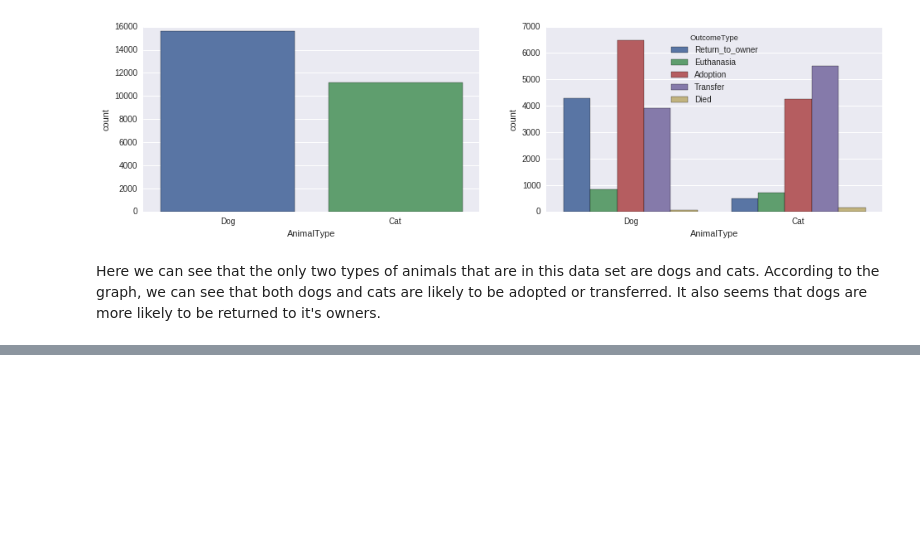
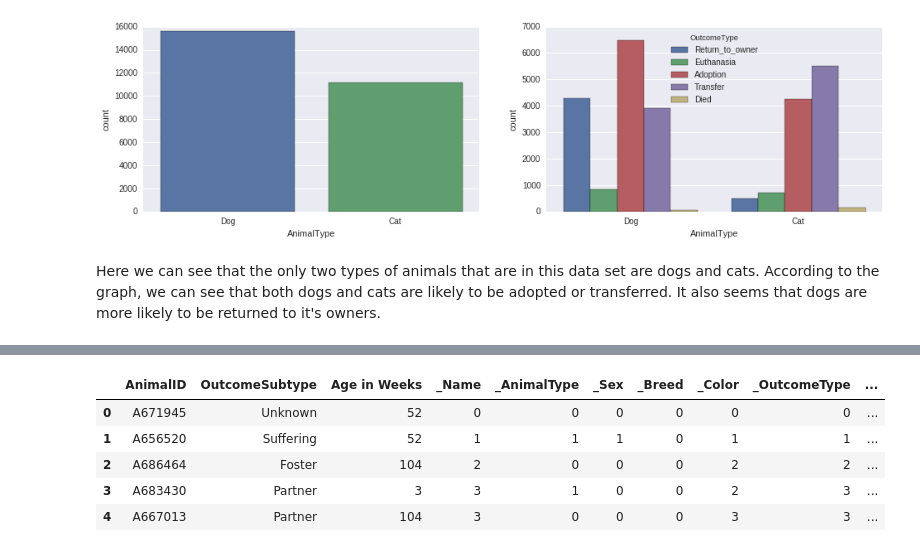
Before and after one commit to Infinite88/animal-shelter, a Jupyter notebook: animal_shelter.ipynb, the cells around one changed output, grey strips where cells are left out. Cells and saved outputs as stored; diff of their text form; code cells hidden in the pictures; blank space fills up the shorter version.

```diff
--- a/animal_shelter.ipynb
+++ b/animal_shelter.ipynb
@@ -148,0 +173,35 @@ memory usage: 2.0+ MB
+# %%
+def convert_to_numeric(df):
+    for col in ['Name', 'AnimalType', 'Sex',
+                'Breed', 'Color', 'OutcomeType', 'Neutered']:
+        if col in df.columns:
+            _col = "_%s" % (col)
+            values = df[col].unique()
+            _values = dict(zip(values, range(len(values))))
+            df[_col] = df[col].map(_values).astype(int)
+            df = df.drop(col, axis = 1)
+    return df
+
+animals = convert_to_numeric(animals)
+# %%
+def fix_date_time(df):
+    def extract_field(_df, start, stop):
+        return _df['DateTime'].map(lambda dt: int(dt[start:stop]))
+    df['Year'] = extract_field(df,0,4)
+    df['Month'] = extract_field(df,5,7)
+    df['Day'] = extract_field(df,8,10)
+    df['Hour'] = extract_field(df,11,13)
+    df['Minute'] = extract_field(df,14,16)
+
+    return df.drop(['DateTime'], axis = 1)
+
+animals = fix_date_time(animals)
+# %%
+animals.head()
+# %% [output]
+|  | AnimalID | OutcomeSubtype | Age in Weeks | _Name | _AnimalType | _Sex | _Breed | _Color | _OutcomeType | ... |
+| 0 | A671945 | Unknown | 52 | 0 | 0 | 0 | 0 | 0 | 0 | ... |
+| 1 | A656520 | Suffering | 52 | 1 | 1 | 1 | 0 | 1 | 1 | ... |
+| 2 | A686464 | Foster | 104 | 2 | 0 | 0 | 0 | 2 | 2 | ... |
+| 3 | A683430 | Partner | 3 | 3 | 1 | 0 | 0 | 2 | 3 | ... |
+| 4 | A667013 | Partner | 104 | 3 | 0 | 0 | 0 | 3 | 3 | ... |
```
Also changed, not shown: parts of 16 cells of this notebook.
